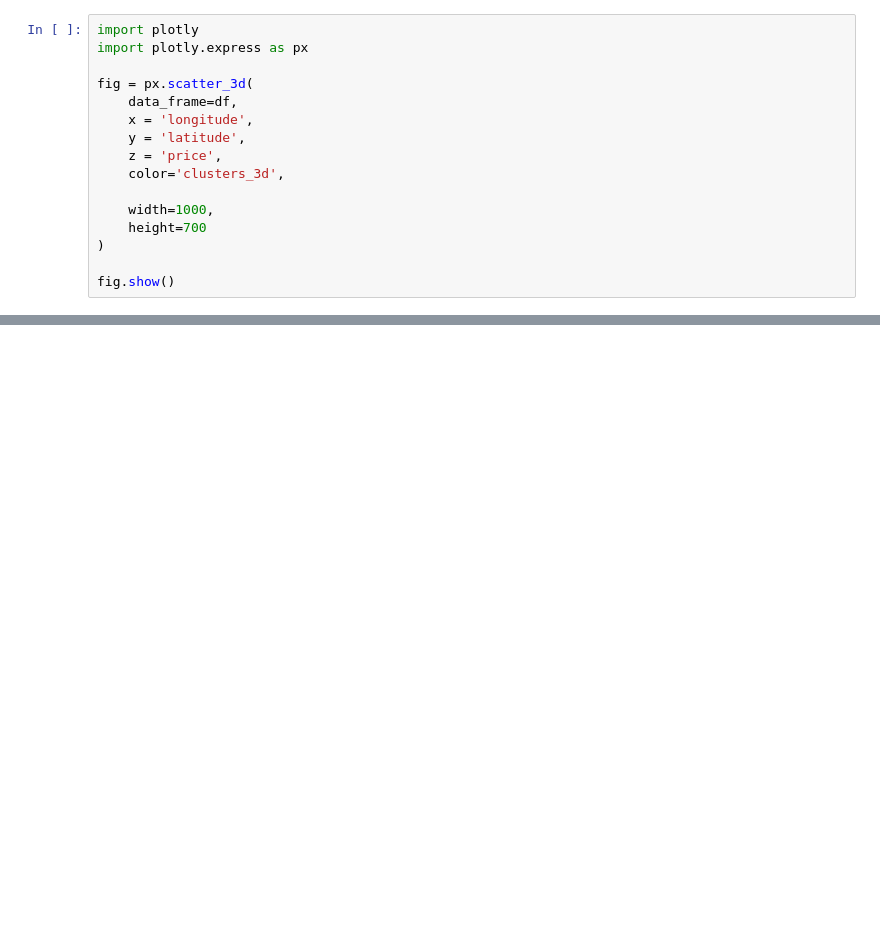
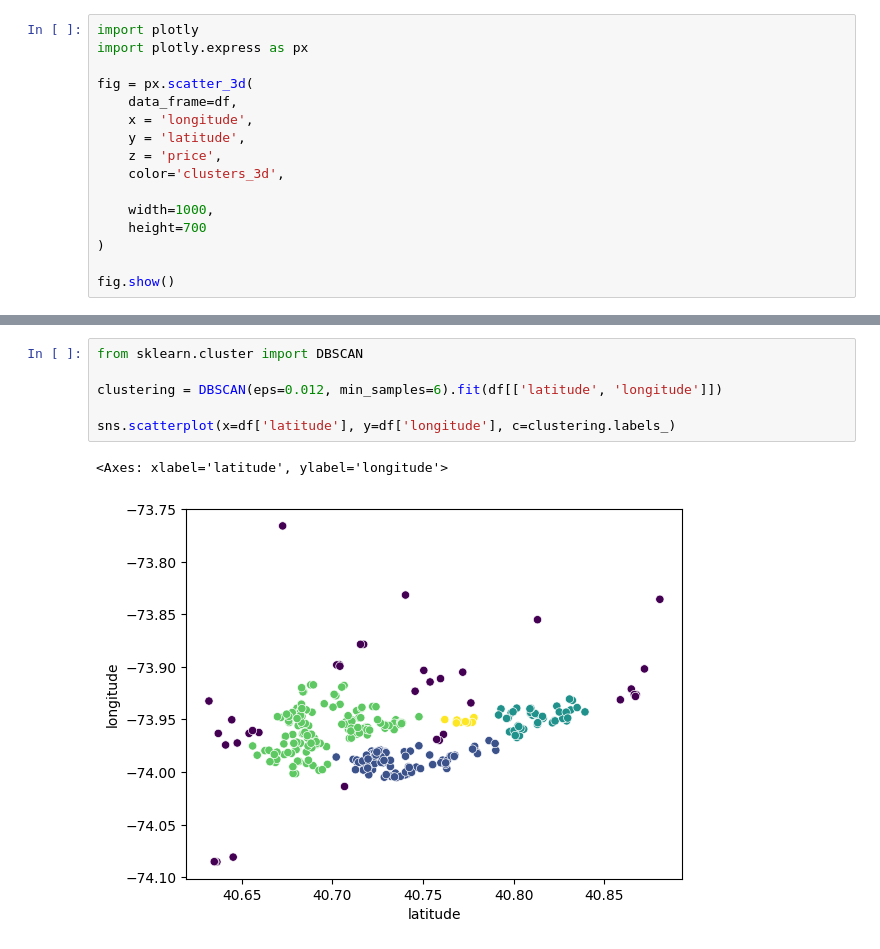
Before and after one commit to DenisBaburin/ds_school_148, a Jupyter notebook: DS_school/ML basics/ML-4_Обучение без учителя_кластеризация и техники понижения размерности/dst3-ml4-5_visualization.ipynb, the cells around one changed output, grey strips where cells are left out. Saved outputs shown, nothing was run; the diff lists cells and outputs as text; blank space fills up the shorter version.

```diff
--- a/DS_school/ML basics/ML-4_Обучение без учителя_кластеризация и техники понижения размерности/dst3-ml4-5_visualization.ipynb
+++ b/DS_school/ML basics/ML-4_Обучение без учителя_кластеризация и техники понижения размерности/dst3-ml4-5_visualization.ipynb
@@ -297,0 +322,9 @@ fig.show()
+# %%
+from sklearn.cluster import DBSCAN
+
+clustering = DBSCAN(eps=0.012, min_samples=6).fit(df[['latitude', 'longitude']])
+
+sns.scatterplot(x=df['latitude'], y=df['longitude'], c=clustering.labels_)
+# %% [output]
+<Axes: xlabel='latitude', ylabel='longitude'>
+[figure, added]
```
Also changed, not shown: parts of 8 cells of this notebook, 4 other files.
